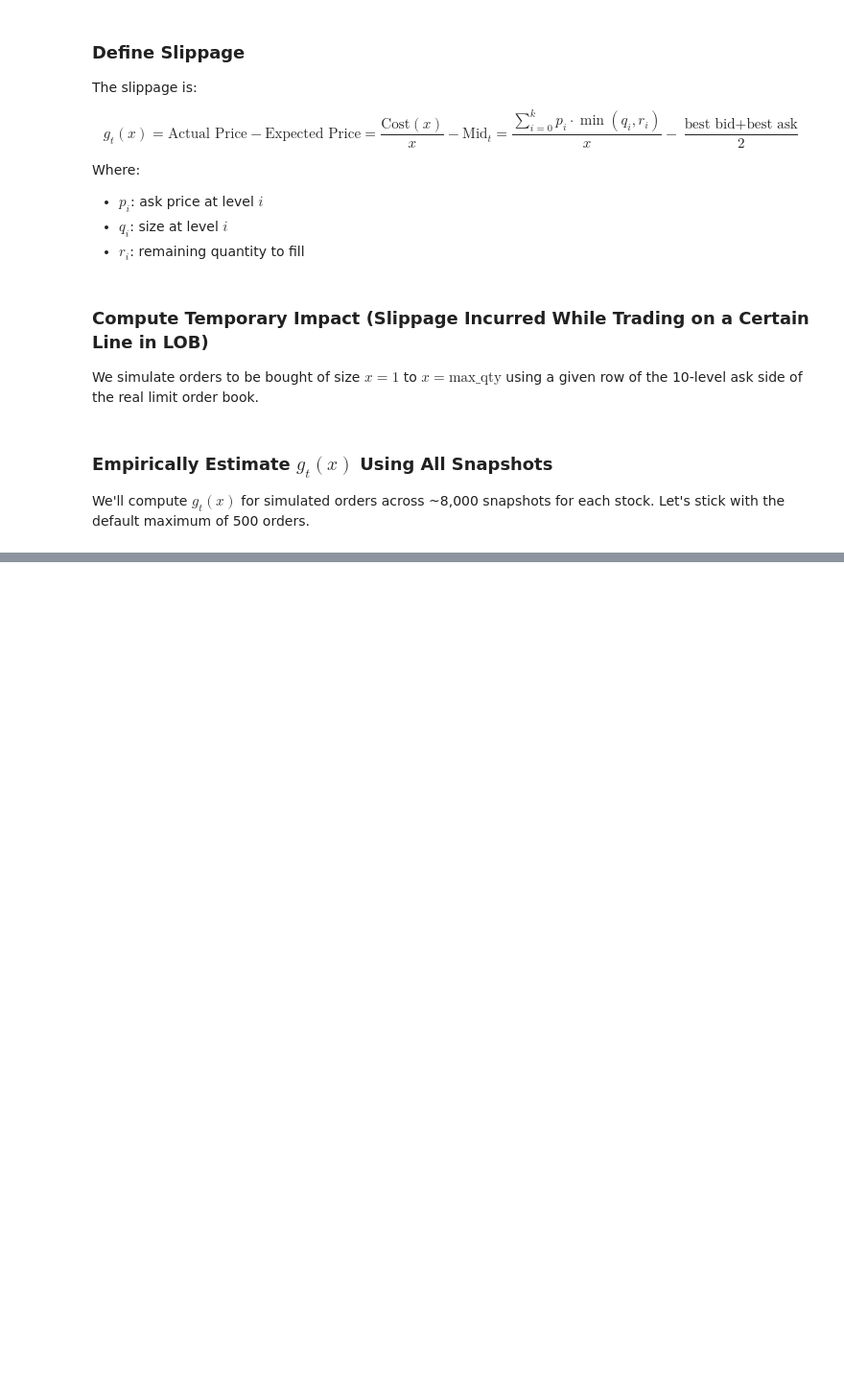
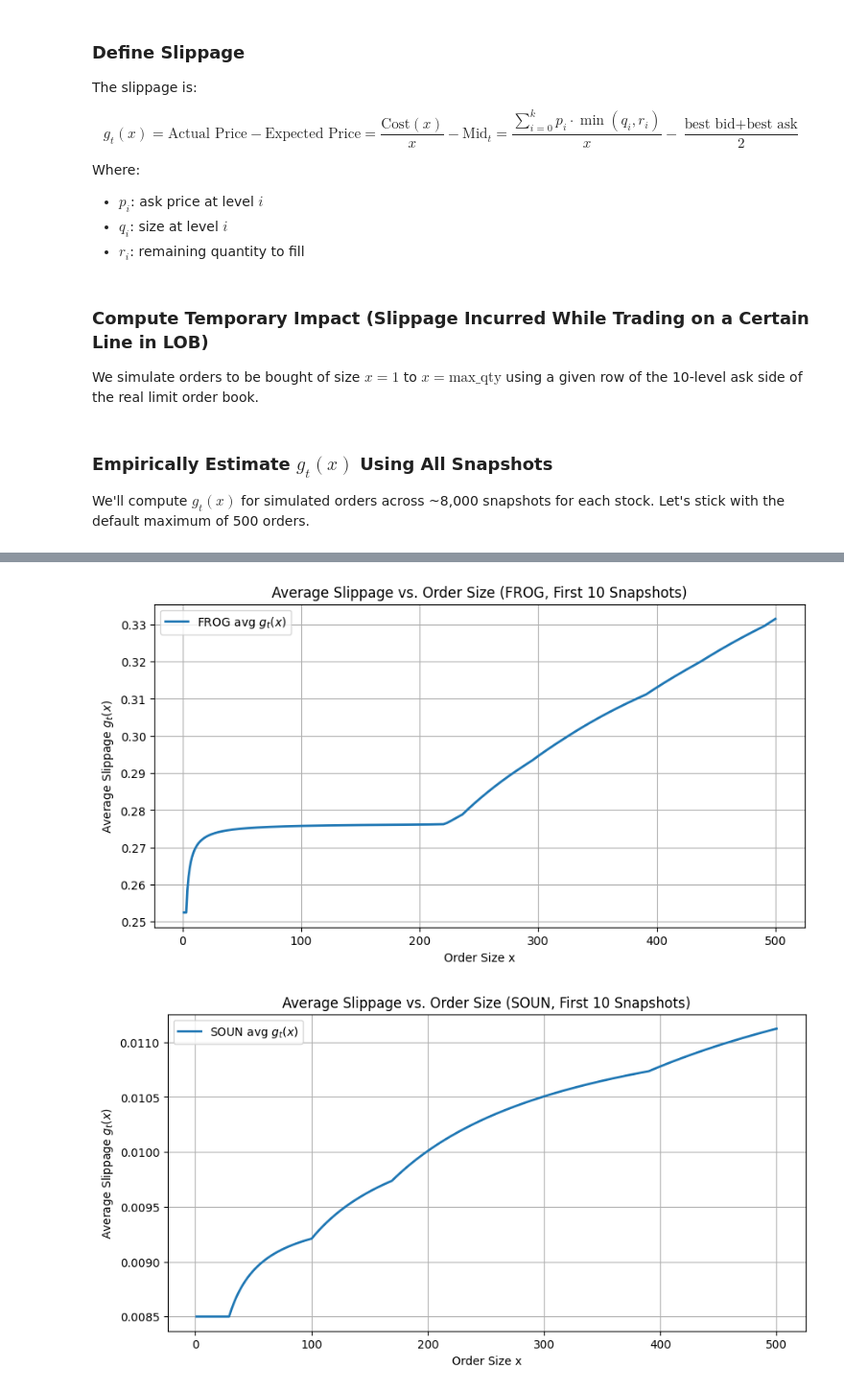
Before and after one commit to notexploiting/blockhouse-impact-modeling, a Jupyter notebook: notebooks/01-modeling-temporary-impact-function.ipynb, the cells around one changed output, grey strips where cells are left out. Shown at 96% size. Saved outputs shown, nothing was run; the diff lists cells and outputs as text; code cells hidden in the pictures; blank space fills up the shorter version.

```diff
--- a/notebooks/01-modeling-temporary-impact-function.ipynb
+++ b/notebooks/01-modeling-temporary-impact-function.ipynb
@@ -192,0 +167,38 @@ for name, df in [("FROG", frog_min), ("SOUN", soun_min), ("CRWV", crwv_min)]:
+# %%
+# Compute and plot g_t(x) for the first N snapshots of each stock, plotting each stock separately
+
+num_snapshots = 10  # Number of snapshots to use for averaging
+max_qty = 500      # Maximum order size to simulate
+
+# List of (stock name, DataFrame) pairs
+stock_dfs = [
+    ("FROG", frog_min),
+    ("SOUN", soun_min),
+    ("CRWV", crwv_min)
+]
+
+for stock_name, df in stock_dfs:
+    # Collect g_t(x) values for each snapshot
+    gtx_curves = []
+    for idx in range(min(num_snapshots, len(df))):
+        snapshot = df.iloc[idx]
+        gtx_curve = compute_gtx(snapshot, max_qty=max_qty)
+        gtx_curves.append(gtx_curve)
+
+    # Compute the average g_t(x) across the snapshots
+    avg_gtx = np.nanmean(np.array(gtx_curves), axis=0)
+    # Order sizes from 1 to max_qty
+    order_sizes = np.arange(1, max_qty + 1)
+
+    # Plot the average g_t(x) for this stock
+    plt.figure(figsize=(10, 5))
+    plt.plot(order_sizes, avg_gtx, label=f"{stock_name} avg $g_t(x)$", linewidth=2)
+    plt.xlabel("Order Size x")
+    plt.ylabel("Average Slippage $g_t(x)$")
+    plt.title(f"Average Slippage vs. Order Size ({stock_name}, First {num_snapshots} Snapshots)")
+    plt.legend()
+    plt.grid(True)
+    plt.show()
+# %% [output]
+[figure, added]
+[figure, added]
```
Also changed, not shown: parts of 5 cells of this notebook.
